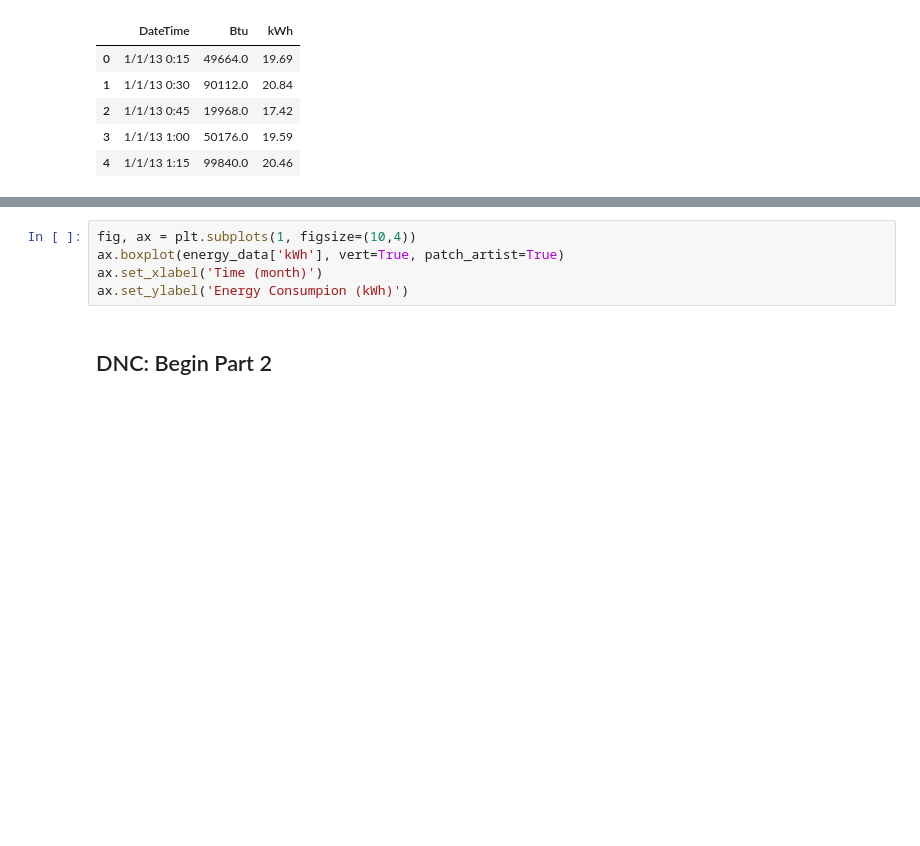
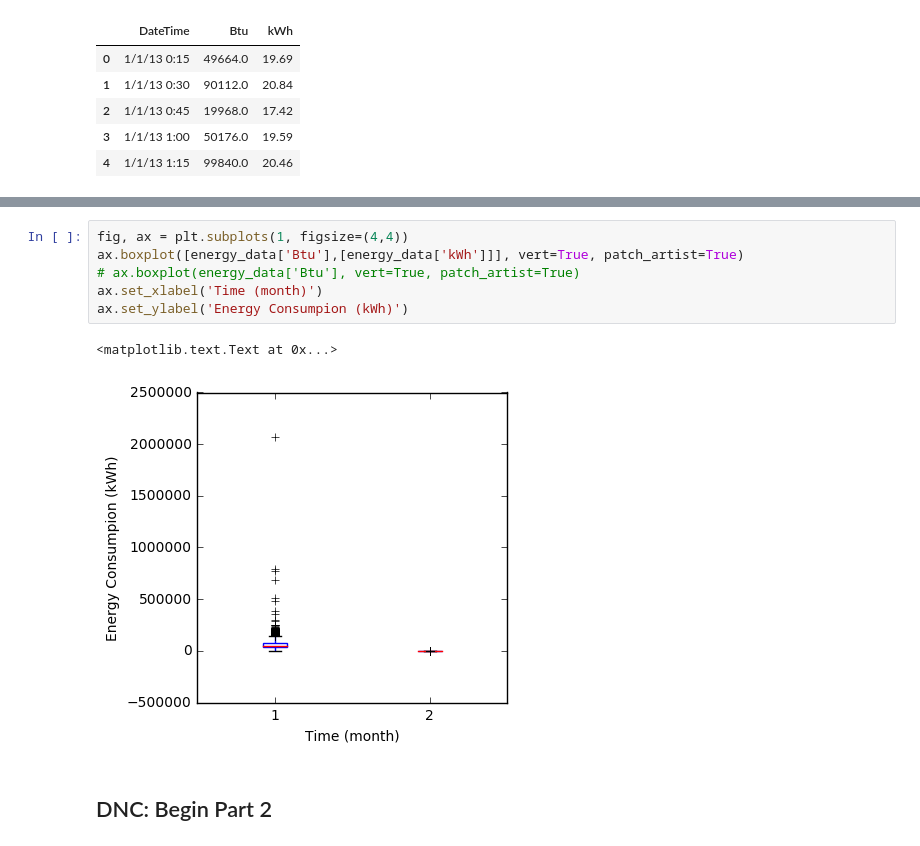
Before and after one commit to wfqethan/dsmcer-hw-3, a Jupyter notebook: HW3-Wang-Fangqi.ipynb, the cells around one changed output, grey strips where cells are left out. Drawn from its saved outputs; the diff is of its cells as text; blank space fills up the shorter version.

```diff
--- a/HW3-Wang-Fangqi.ipynb
+++ b/HW3-Wang-Fangqi.ipynb
@@ -160,8 +141,12 @@ energy_data.groupby(energy_data.Date.dt.month)
 # %%
-fig, ax = plt.subplots(1, figsize=(10,4))
-ax.boxplot(energy_data['kWh'], vert=True, patch_artist=True)
+fig, ax = plt.subplots(1, figsize=(4,4))
+ax.boxplot([energy_data['Btu'],[energy_data['kWh']]], vert=True, patch_artist=True)
+# ax.boxplot(energy_data['Btu'], vert=True, patch_artist=True)
 ax.set_xlabel('Time (month)')
 ax.set_ylabel('Energy Consumpion (kWh)')
+# %% [output]
+<matplotlib.text.Text at 0x...>
+[figure, added]
 # %% [markdown]
 ## DNC: Begin Part 2
 # %% [markdown]
```
Also changed, not shown: parts of 8 cells of this notebook.
